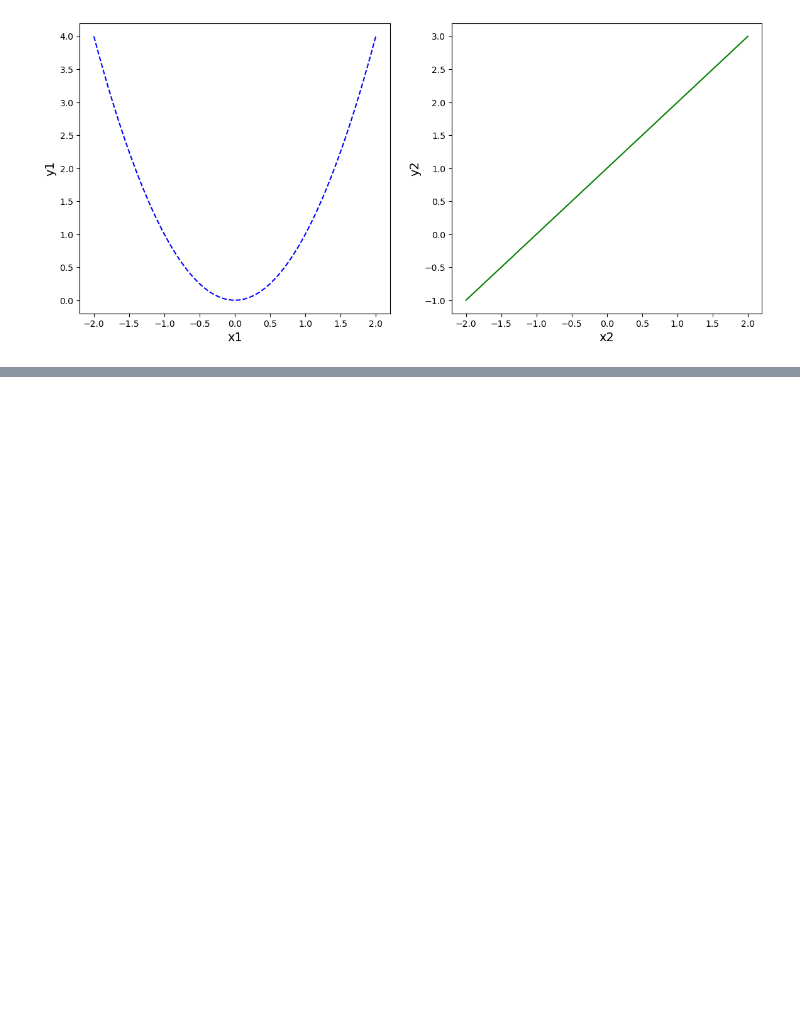
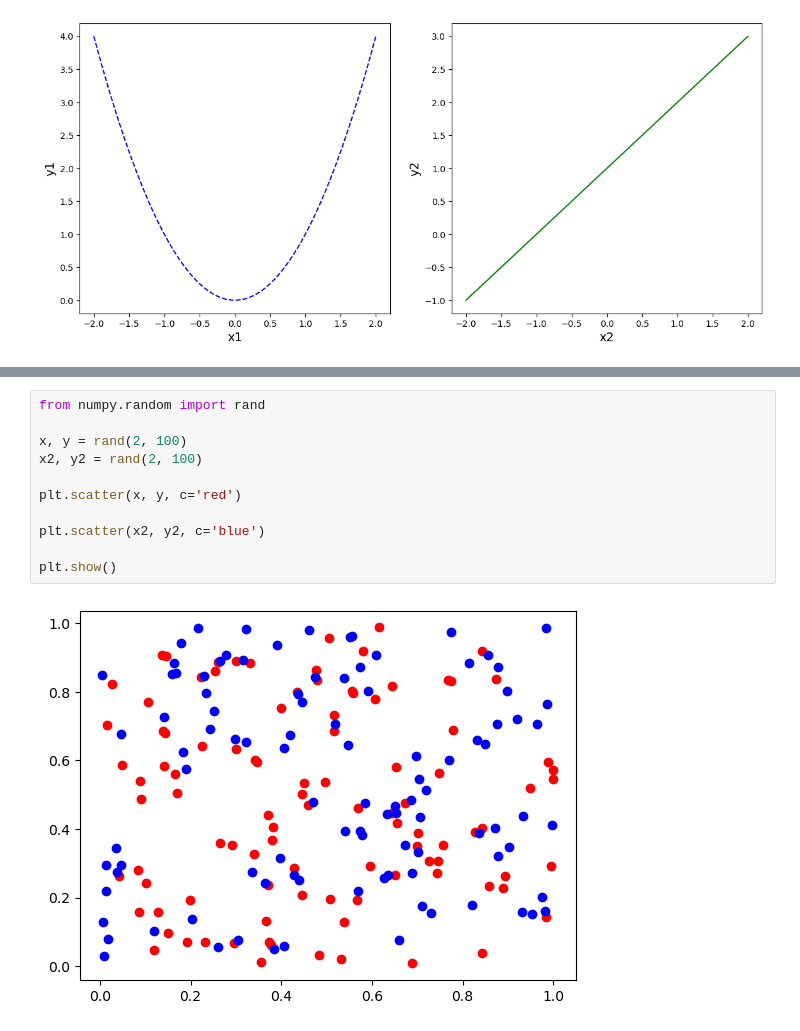
Before and after one commit to JonatanBadillo/Deep-Learning-and-AI, a Jupyter notebook: Introduction to Matplotlib/Introduction to Matplotlib.ipynb, the cells around one changed output, grey strips where cells are left out. Drawn from its saved outputs; the diff is of its cells as text; blank space fills up the shorter version.

```diff
--- a/Introduction to Matplotlib/Introduction to Matplotlib.ipynb
+++ b/Introduction to Matplotlib/Introduction to Matplotlib.ipynb
@@ -133,0 +144,13 @@ plt.show()
+# %%
+from numpy.random import rand
+
+x, y = rand(2, 100)
+x2, y2 = rand(2, 100)
+
+plt.scatter(x, y, c='red')
+
+plt.scatter(x2, y2, c='blue')
+
+plt.show()
+# %% [output]
+[figure, added]
```
Also changed, not shown: parts of 2 cells of this notebook.
